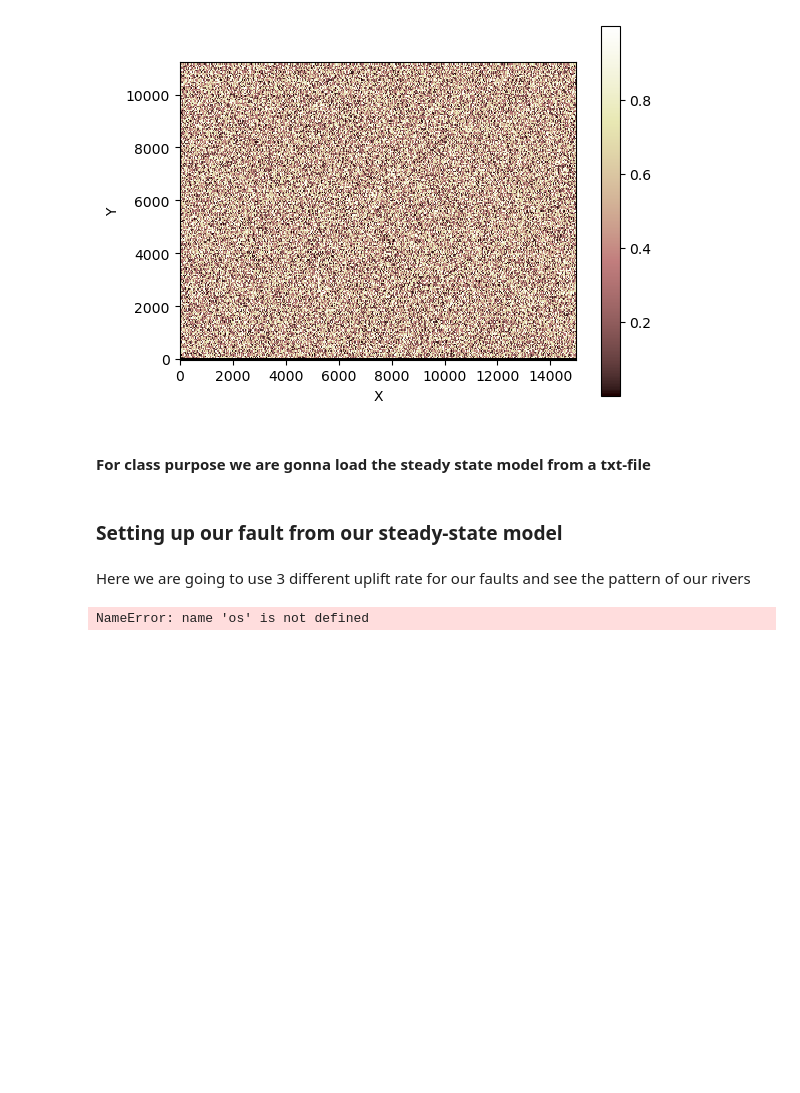
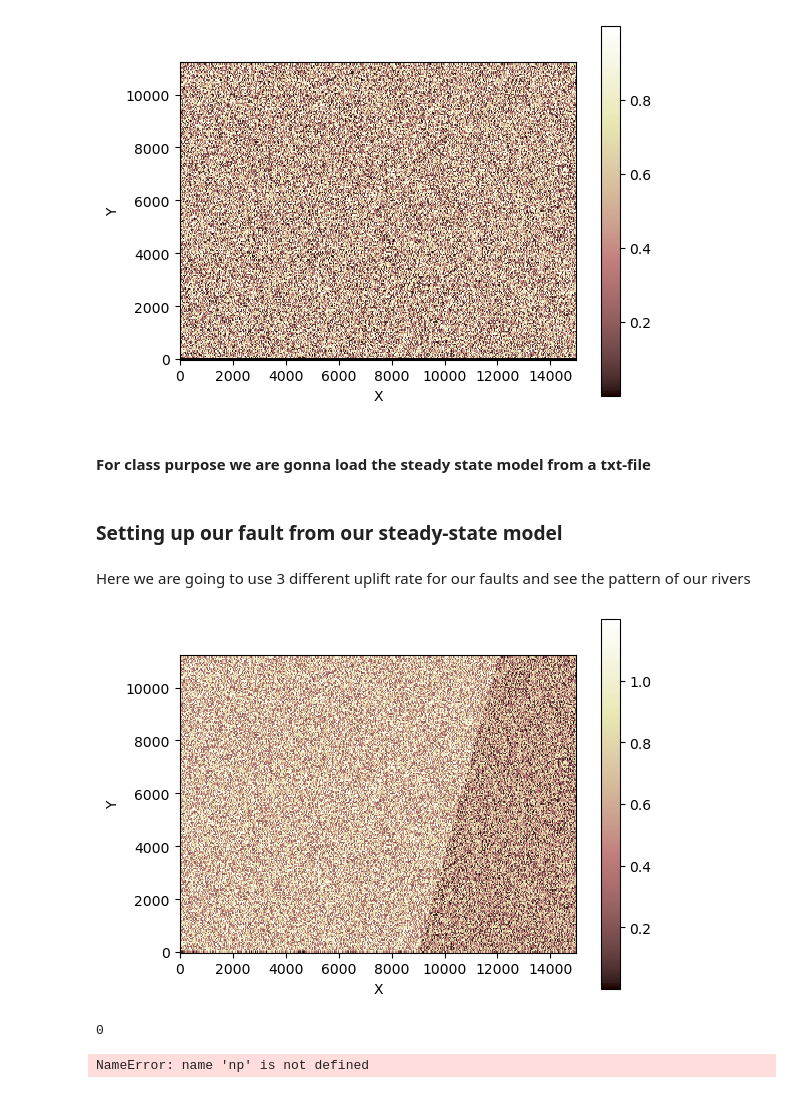
Before and after one commit to thepedroland/tect_land_project, a Jupyter notebook: Teton_Syntetic_model_class.ipynb, the cells around one changed output. Saved outputs shown, nothing was run; the diff lists cells and outputs as text; code cells hidden in the pictures; blank space fills up the shorter version.

```diff
--- a/Teton_Syntetic_model_class.ipynb
+++ b/Teton_Syntetic_model_class.ipynb
@@ -27,7 +27,7 @@ y_size  = 11250 # in meters
 dx = 30 #cell resolution in x
 dy = 50 #cell resolution in y
 
-#rows,cols = fw.calculate_grid_size(x_size,y_size,dx,dy)
+rows,cols = fw.calculate_grid_size(x_size,y_size,dx,dy)
 
 #create basin_mg
 basin_mg = RasterModelGrid((rows,cols),xy_spacing=(30,50)) #rows = y, cols = x
@@ -76,17 +77,17 @@ uplift_per_steps = dt * U
 # %% [markdown]
 #### For class purpose we are gonna load the steady state model from a txt-file
 # %%
-for i in range(n_steps):
+# for i in range(n_steps):
 
-    basin_mg.at_node['topographic__elevation'][basin_mg.core_nodes] += uplift_per_steps[basin_mg.core_nodes]
-    fa.run_one_step()
-    sp.run_one_step(dt=dt)
-    ld.run_one_step(dt)
+#     basin_mg.at_node['topographic__elevation'][basin_mg.core_nodes] += uplift_per_steps[basin_mg.core_nodes]
+#     fa.run_one_step()
+#     sp.run_one_step(dt=dt)
+#     ld.run_one_step(dt)
 
-    if i%1000 == 0:
-        imshow_grid(basin_mg, 'topographic__elevation')
-        plt.show()
-        print(i)
+#     if i%1000 == 0:
+#         imshow_grid(basin_mg, 'topographic__elevation')
+#         plt.show()
+#         print(i)
 # %%
 ## save the model
 
@@ -108,11 +109,13 @@ basin_fault_mg.set_closed_boundaries_at_grid_edges(True,False,True,False)
 # %%
 ## Setting parameters for normal fault event
 uplift_rates = np.array([0.2,0.4,0.6])/1000 #set fault uplift rate (in mm/yr)
 dip_angle = 45 # this come from the measurements we took on the field trip
 bottom_xy_coord = (9000,0)
 top_xy_coord = (12000,11000)
 
 for i in range (3):
-    running_normal_fault(basin_fault_mg,uplift_rates,dip_angle,bottom_xy_coord,top_xy_coord,n_steps,dt,i)
+    running_normal_fault(basin_fault_mg,uplift_rates,dip_angle,bottom_xy_coord,top_xy_coord,n_steps,dt,i,fa,ld,sp)
 # %% [output]
+[figure, added]
-NameError: name 'os' is not defined
+0
+NameError: name 'np' is not defined
```
Also changed, not shown: parts of 1 cell of this notebook, 6 other files.
